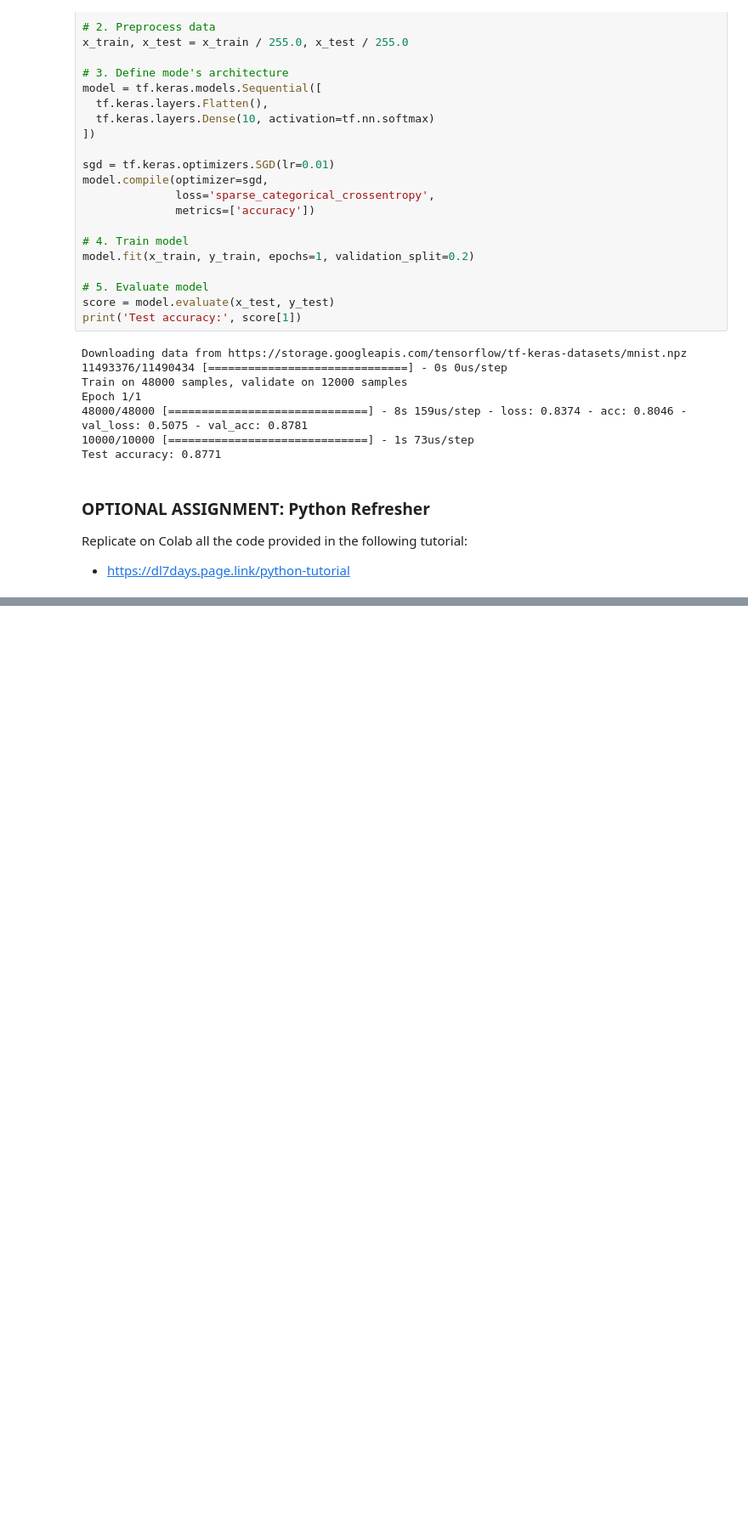
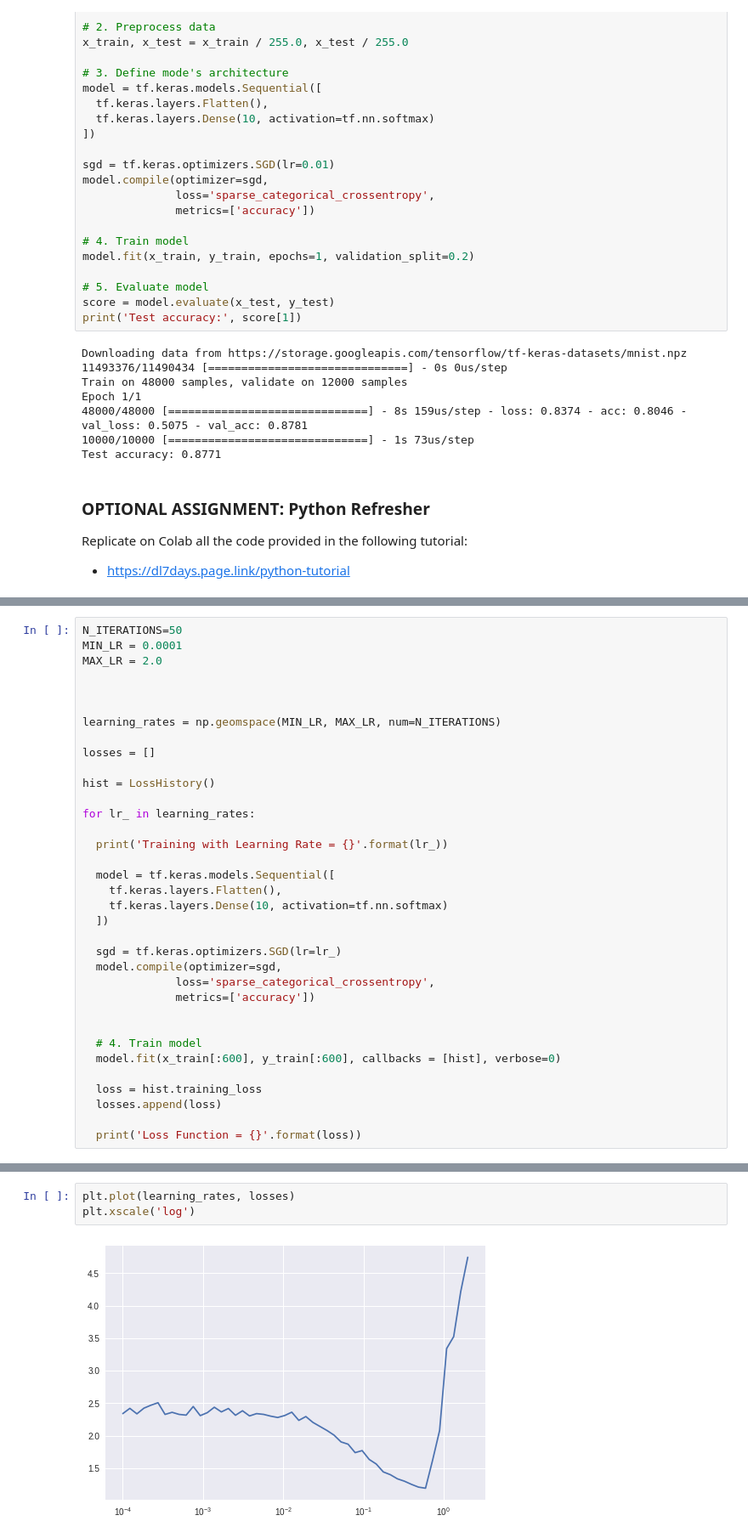
Before and after one commit to WittmannF/course, a Jupyter notebook: day-1/hello-deep-learning.ipynb, the cells around one changed output, grey strips where cells are left out. Shown at 85% size. Saved outputs shown, nothing was run; the diff lists cells and outputs as text; blank space fills up the shorter version.

```diff
--- a/day-1/hello-deep-learning.ipynb
+++ b/day-1/hello-deep-learning.ipynb
@@ -43,0 +178,35 @@ Replicate on Colab all the code provided in the following tutorial:
+# %%
+N_ITERATIONS=50
+MIN_LR = 0.0001
+MAX_LR = 2.0
+
+
+
+learning_rates = np.geomspace(MIN_LR, MAX_LR, num=N_ITERATIONS)
+
+losses = []
+
+hist = LossHistory()
+
+for lr_ in learning_rates:
+
+  print('Training with Learning Rate = {}'.format(lr_))
+
+  model = tf.keras.models.Sequential([
+    tf.keras.layers.Flatten(),
+    tf.keras.layers.Dense(10, activation=tf.nn.softmax)
+  ])
+
+  sgd = tf.keras.optimizers.SGD(lr=lr_)
+  model.compile(optimizer=sgd,
+              loss='sparse_categorical_crossentropy',
+              metrics=['accuracy'])
+
+
+  # 4. Train model
+  model.fit(x_train[:600], y_train[:600], callbacks = [hist], verbose=0)
+
+  loss = hist.training_loss
+  losses.append(loss)
+
+  print('Loss Function = {}'.format(loss))
@@ -43,0 +231,5 @@ Replicate on Colab all the code provided in the following tutorial:
+# %%
+plt.plot(learning_rates, losses)
+plt.xscale('log')
+# %% [output]
+[figure, added]
```
Also changed, not shown: parts of 9 cells of this notebook, 2 other files.
